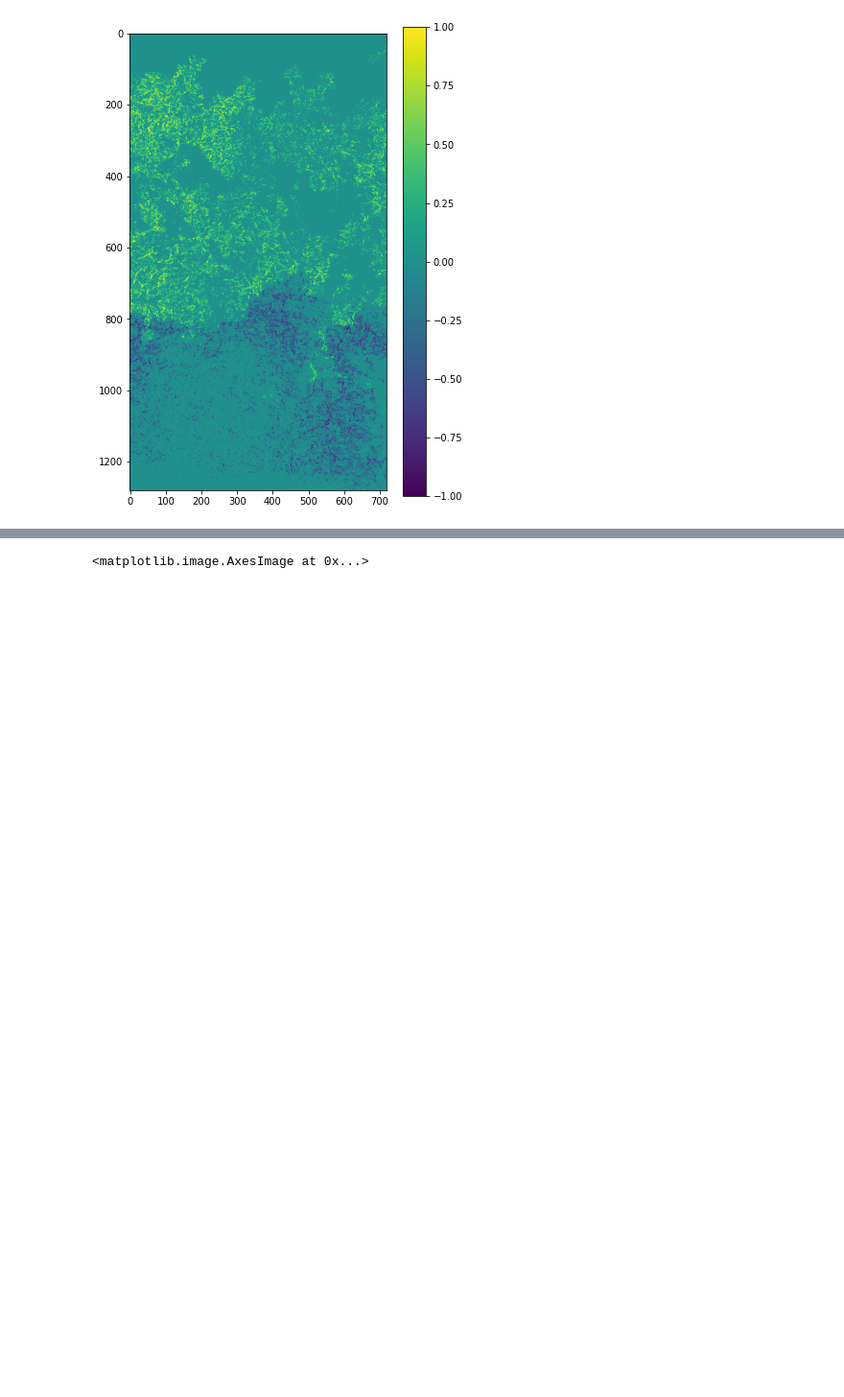
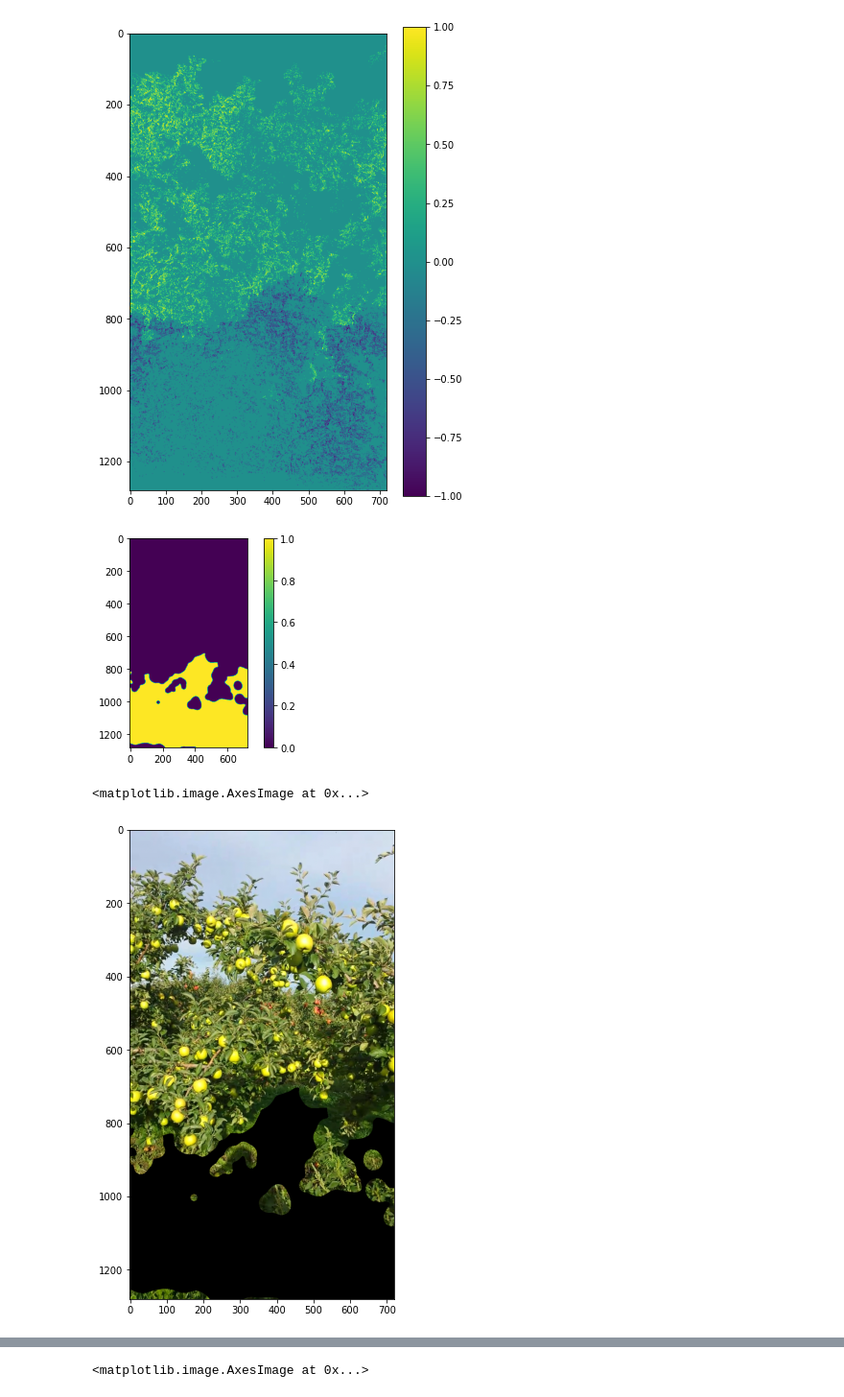
Before and after one commit to matt-wats/apple-detection, a Jupyter notebook: 3d_projection.ipynb, the cells around one changed output, grey strips where cells are left out. Shown at 96% size. Saved outputs shown, nothing was run; the diff lists cells and outputs as text; code cells hidden in the pictures; blank space fills up the shorter version.

```diff
--- a/3d_projection.ipynb
+++ b/3d_projection.ipynb
@@ -163,3 +165,22 @@ plt.colorbar()
+# %%
+ground = 1000*(ground_likelihood == -1)
+unground = 1000*(ground_likelihood == 1)
+
+g_unground = gaussian_filter(unground, sigma=10)>0
+g_ground = gaussian_filter(ground, sigma=20)>0
+
+pred = (np.zeros_like(g_ground) - np.array(g_ground, dtype=np.float32) + np.array(g_unground, dtype=np.float32)) < 0
+plt.imshow(pred)
+plt.colorbar()
+plt.show()
+
+_,_,img = maps[2]
+plt.figure(figsize=(6,9))
+plt.imshow(img*(1-pred.reshape(1280,720,1))/255)
+# %% [output]
+[figure, added]
+<matplotlib.image.AxesImage at 0x...>
+[figure, added]
 # %%
 from sklearn.neighbors import KNeighborsClassifier
 
```
Also changed, not shown: parts of 4 cells of this notebook.
